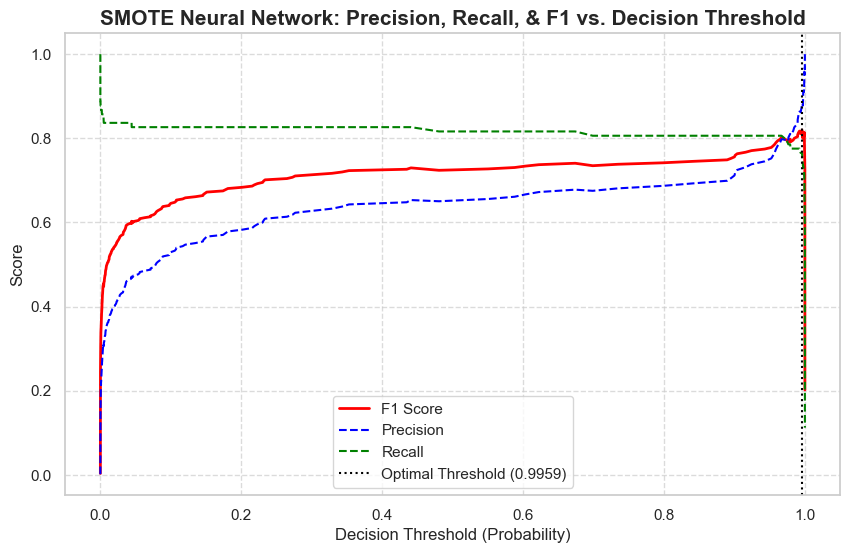
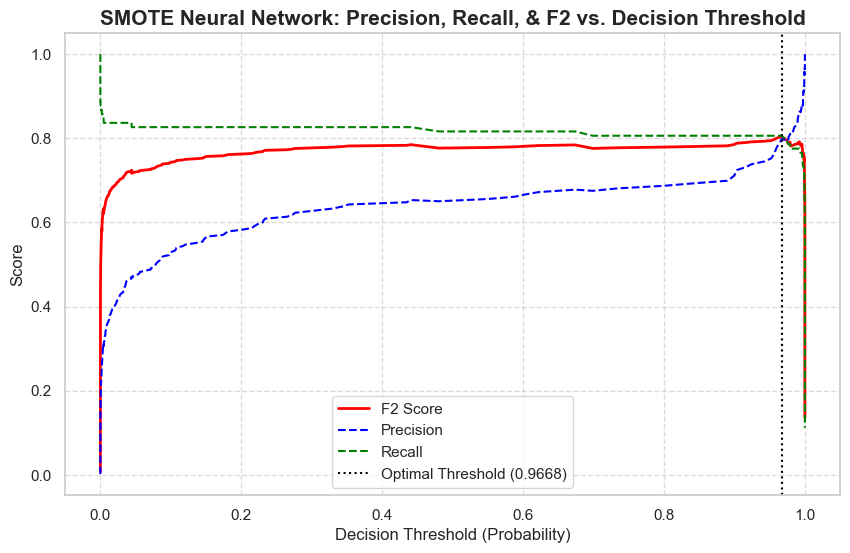
The notebook cell's code change between the first figure and the second:
--- before
+++ after
@@ -1,11 +1,11 @@
 sm_precision, sm_recall, sm_thresholds = precision_recall_curve(y_test_numpy, smote_nn_probs)
-sm_f1_scores = 2 * (sm_precision[:-1] * sm_recall[:-1]) / (sm_precision[:-1] + sm_recall[:-1] + 1e-8)
+sm_f2_scores = (1 + 2**2) * (sm_precision[:-1] * sm_recall[:-1]) / ((2**2 * sm_precision[:-1]) + sm_recall[:-1] + 1e-8)
 
-sm_optimal_idx = np.argmax(sm_f1_scores)
+sm_optimal_idx = np.argmax(sm_f2_scores)
 sm_optimal_threshold = sm_thresholds[sm_optimal_idx]
-sm_best_f1 = sm_f1_scores[sm_optimal_idx]
+sm_best_f2 = sm_f2_scores[sm_optimal_idx]
 
 plt.figure(figsize=(10, 6))
-plt.plot(sm_thresholds, sm_f1_scores, label='F1 Score', color='red', lw=2)
+plt.plot(sm_thresholds, sm_f2_scores, label='F2 Score', color='red', lw=2)
 plt.plot(sm_thresholds, sm_precision[:-1], label='Precision', color='blue', linestyle='--')
 plt.plot(sm_thresholds, sm_recall[:-1], label='Recall', color='green', linestyle='--')
@@ -14,5 +14,5 @@
             label=f'Optimal Threshold ({sm_optimal_threshold:.4f})')
 
-plt.title('SMOTE Neural Network: Precision, Recall, & F1 vs. Decision Threshold', fontsize=15, fontweight='bold')
+plt.title('SMOTE Neural Network: Precision, Recall, & F2 vs. Decision Threshold', fontsize=15, fontweight='bold')
 plt.xlabel('Decision Threshold (Probability)', fontsize=12)
 plt.ylabel('Score', fontsize=12)

Commit: Changed F1 to F2 in NN